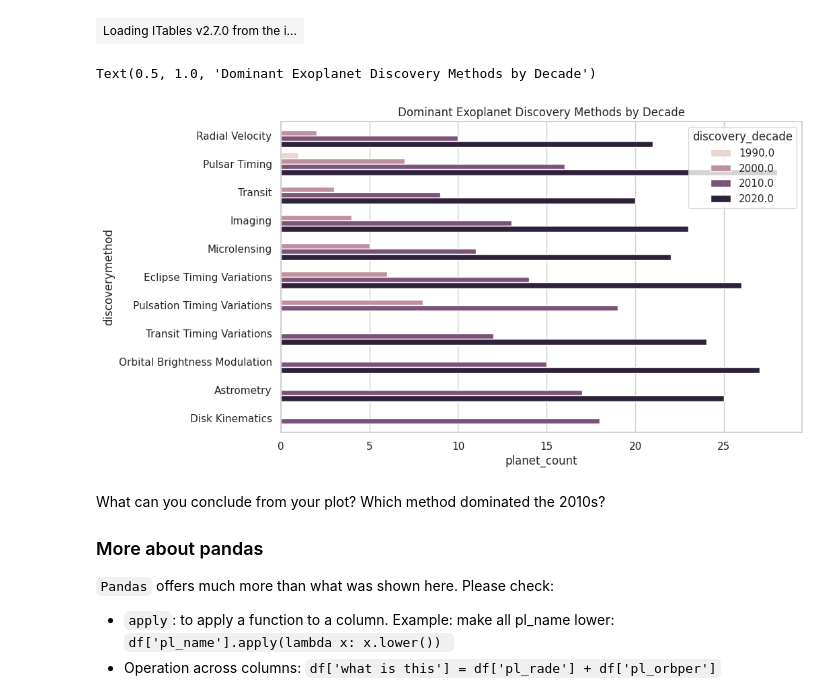
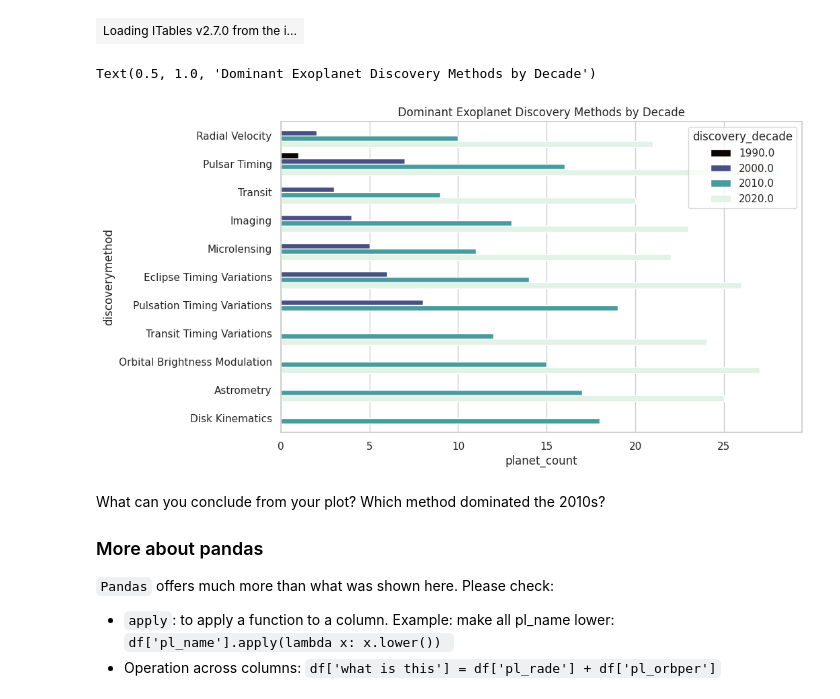
Before and after one commit to alegomezse/solar_project, a Jupyter notebook: lectures/02-LimpiezayPrepDatos/DataCleaning.ipynb, the cells around one changed output. Drawn from its saved outputs; the diff is of its cells as text; code cells hidden in the pictures.

```diff
--- a/lectures/02-LimpiezayPrepDatos/DataCleaning.ipynb
+++ b/lectures/02-LimpiezayPrepDatos/DataCleaning.ipynb
@@ -580,11 +580,11 @@ discovery_summary.head()
 # %%
 
 plt.figure(figsize=(10, 6))
-sns.barplot(x="planet_count",y="discoverymethod",hue="discovery_decade", data=discovery_summary)
+sns.barplot(x="planet_count",y="discoverymethod",hue="discovery_decade", data=discovery_summary,palette="mako")
 plt.title("Dominant Exoplanet Discovery Methods by Decade")
 # %% [output]
 Text(0.5, 1.0, 'Dominant Exoplanet Discovery Methods by Decade')
-[figure, old version]
+[figure, new version]
 # %% [markdown]
 What can you conclude from your plot? Which method dominated the 2010s?
 
```
